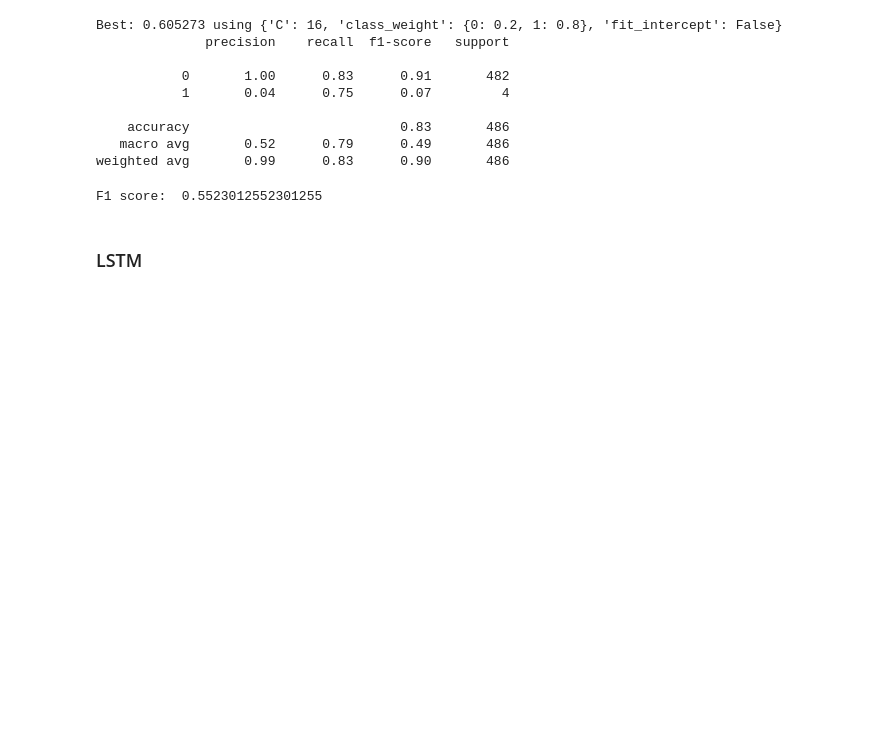
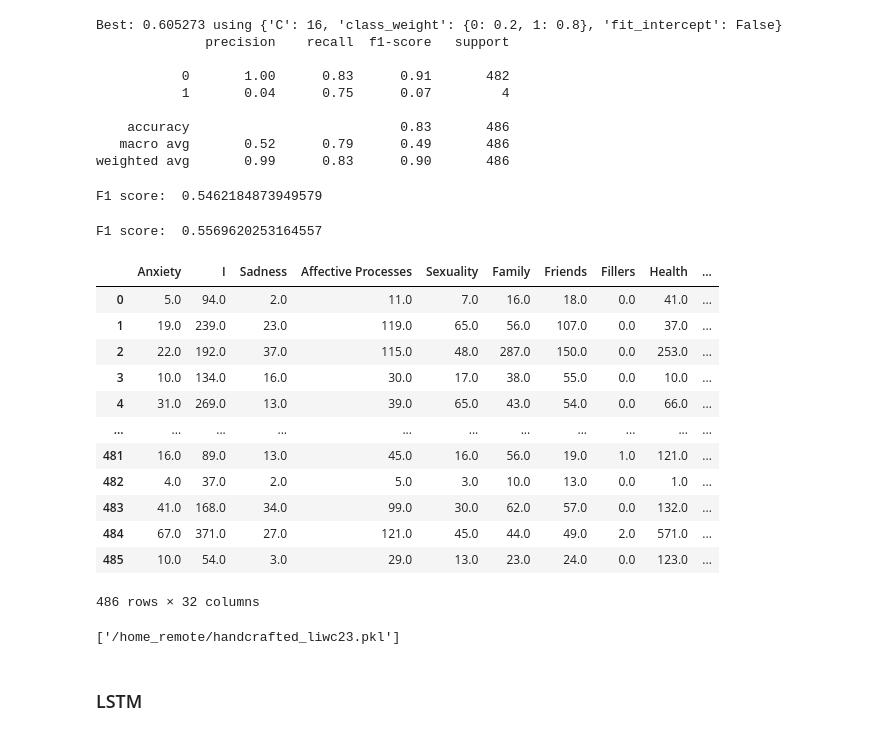
Before and after one commit to tramyynt/master-thesis, a Jupyter notebook: model_evaluation/lexicon_based_models.ipynb, the cells around one changed output. Saved outputs shown, nothing was run; the diff lists cells and outputs as text; code cells hidden in the pictures; blank space fills up the shorter version.

```diff
--- a/model_evaluation/lexicon_based_models.ipynb
+++ b/model_evaluation/lexicon_based_models.ipynb
@@ -288,7 +314,7 @@ input = [liwc.parse(word_tokenize(text)) for text in data_input['text']]
 liwc_alike_output = [main(text, result) for text in data_input['text']]
 # %%
 #extract features and handcrafted features
-def get_features_crafted_15(df,output, type):
+def get_features_crafted(df,output, type):
     hand_crafted = ['LWF', 'FOG', 'FRE', 'DCR', 'AVG_SEN', 'AVG_PER_WORD']
     relevant_features_name ={'liwc': ['i', 'friend', 'sad', 'family', 'feel', 'health',
        'sexual', 'anx', 'body', 'bio', 'ppron', 'filler', 'shehe', 'adverb',
@@ -338,2 +346,2 @@ See the caveats in the documentation: https://pandas.pydata.org/pandas-docs/stab
 # %%
-X_alike_handcrafted, y_alike_handcrafted = get_features_crafted_15(df_handcrafted, liwc_alike_output, 'liwc_alike')
+X_alike_handcrafted, y_alike_handcrafted = get_features_crafted(df_handcrafted, liwc_alike_output, 'liwc_alike')
@@ -508,13 +535,41 @@ Best: 0.605273 using {'C': 16, 'class_weight': {0: 0.2, 1: 0.8}, 'fit_intercept'
    macro avg       0.52      0.79      0.49       486
 weighted avg       0.99      0.83      0.90       486
 # %%
-md = LogisticRegression(C = 128, class_weight = {0: 0.2, 1: 0.8}, penalty = 'l1', solver='liblinear')
+md = LogisticRegression(C = 4, class_weight = {0: 0.2, 1: 0.8}, penalty = 'l1', solver='liblinear')
 md.fit(X_handcrafted, y_handcrafted)
 y_handcrafted_pred = md.predict(X_handcrafted)
 #print f1 score
 print('F1 score: ', f1_score(y_handcrafted, y_handcrafted_pred))
 # %% [output]
-F1 score:  0.5523012552301255
+F1 score:  0.5462184873949579
+# %%
+md = LogisticRegression(C = 4, class_weight = {0: 0.2, 1: 0.8}, penalty = 'l1', solver='liblinear', fit_intercept = True)
+md.fit(X_alike_handcrafted, y_alike_handcrafted)
+y_alike_handcrafted_pred = md.predict(X_alike_handcrafted)
+#print f1 score
+print('F1 score: ', f1_score(y_alike_handcrafted, y_alike_handcrafted_pred))
+# %% [output]
+F1 score:  0.5569620253164557
+# %%
+X_alike_handcrafted
+# %% [output]
+|  | Anxiety | I | Sadness | Affective Processes | Sexuality | Family | Friends | Fillers | Health | ... |
+| 0 | 5.0 | 94.0 | 2.0 | 11.0 | 7.0 | 16.0 | 18.0 | 0.0 | 41.0 | ... |
+| 1 | 19.0 | 239.0 | 23.0 | 119.0 | 65.0 | 56.0 | 107.0 | 0.0 | 37.0 | ... |
+| 2 | 22.0 | 192.0 | 37.0 | 115.0 | 48.0 | 287.0 | 150.0 | 0.0 | 253.0 | ... |
+| 3 | 10.0 | 134.0 | 16.0 | 30.0 | 17.0 | 38.0 | 55.0 | 0.0 | 10.0 | ... |
+| 4 | 31.0 | 269.0 | 13.0 | 39.0 | 65.0 | 43.0 | 54.0 | 0.0 | 66.0 | ... |
+| ... | ... | ... | ... | ... | ... | ... | ... | ... | ... | ... |
+| 481 | 16.0 | 89.0 | 13.0 | 45.0 | 16.0 | 56.0 | 19.0 | 1.0 | 121.0 | ... |
+| 482 | 4.0 | 37.0 | 2.0 | 5.0 | 3.0 | 10.0 | 13.0 | 0.0 | 1.0 | ... |
+| 483 | 41.0 | 168.0 | 34.0 | 99.0 | 30.0 | 62.0 | 57.0 | 0.0 | 132.0 | ... |
+| 484 | 67.0 | 371.0 | 27.0 | 121.0 | 45.0 | 44.0 | 49.0 | 2.0 | 571.0 | ... |
+| 485 | 10.0 | 54.0 | 3.0 | 29.0 | 13.0 | 23.0 | 24.0 | 0.0 | 123.0 | ... |
+486 rows × 32 columns
+# %%
+joblib.dump(md, os.path.join(HOME_DIR,'handcrafted_liwc23.pkl'))
+# %% [output]
+['/home_remote/handcrafted_liwc23.pkl']
 # %% [markdown]
 ### LSTM
 # %%
```
Also changed, not shown: parts of 17 cells of this notebook, 6 other files.
